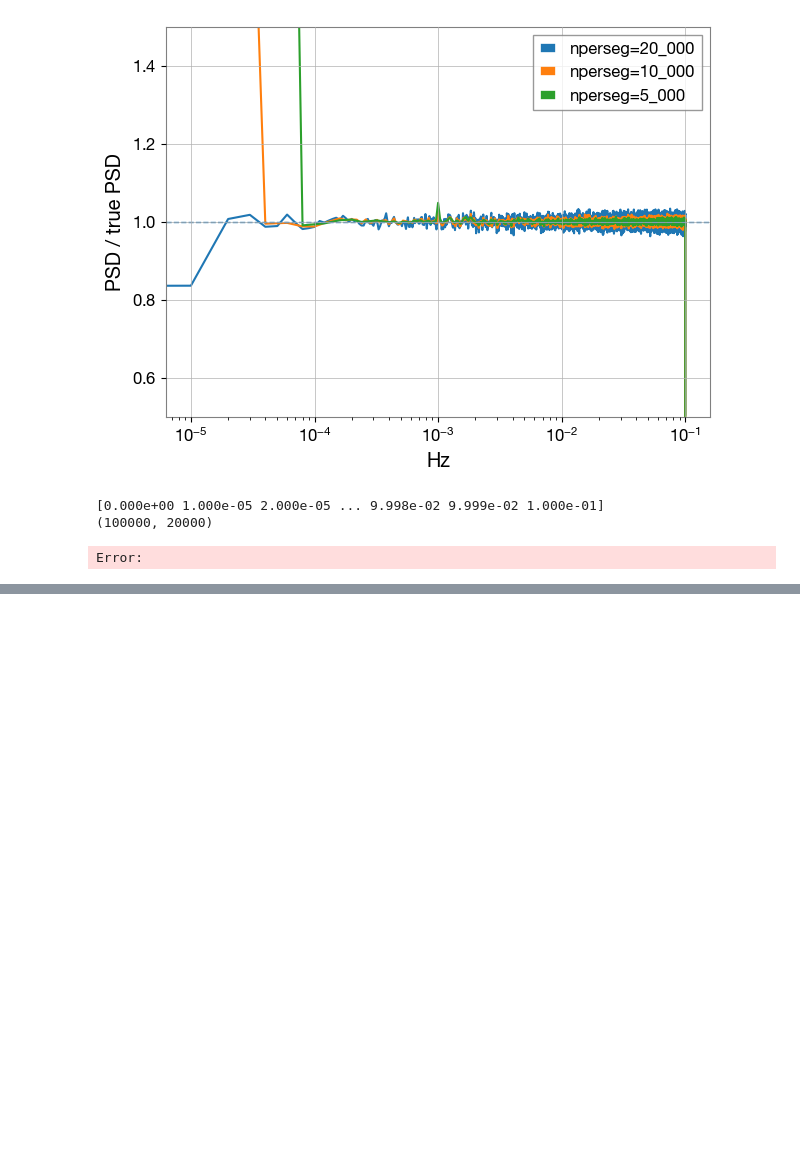
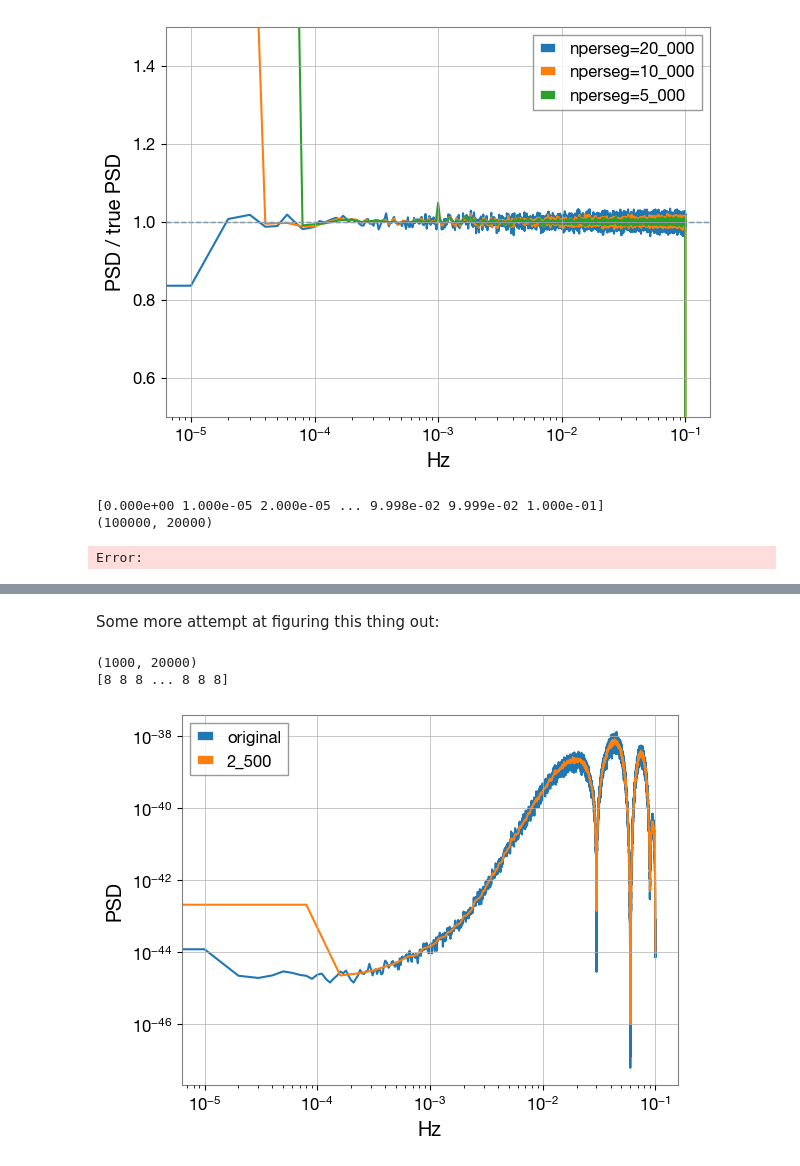
Before and after one commit to AkmDgreat/AkshatLISA, a Jupyter notebook: AkshatLISA/analysis_notebooks/freqResBias.ipynb, the cells around one changed output, grey strips where cells are left out. Saved outputs shown, nothing was run; the diff lists cells and outputs as text; code cells hidden in the pictures; blank space fills up the shorter version.

```diff
--- a/AkshatLISA/analysis_notebooks/freqResBias.ipynb
+++ b/AkshatLISA/analysis_notebooks/freqResBias.ipynb
@@ -853,0 +865,47 @@ plt.xlabel('Hz'); plt.ylabel('PSD / true PSD'); plt.legend(); plt.tight_layout()
+# %% [markdown]
+Some more attempt at figuring this thing out:
+# %%
+tdi_path = getTdiPath('vsmall_glitch_long_tdi.h5')
+data_orig, fs, t = readTdi(tdi_path)
+
+nperseg = 20000
+noverlap = 0
+
+f_true, psd_true, _, nseg = wosa(
+        x=data_orig,
+        fs=fs,
+        nperseg=nperseg
+)
+
+# psd1
+time_noises = n_time_noise_from_psd(psd_true, fs, nperseg, n=1000)
+print(time_noises.shape)
+f_1, n_psds, _ = n_noise_psds(time_noises, fs, nperseg=20_000, noverlap=noverlap)
+psd_1 = n_psds.mean(axis=0)
+
+# psd2
+time_noises = n_time_noise_from_psd(psd_true, fs, nperseg, n=1000)
+f_2, n_psds, _ = n_noise_psds(time_noises, fs, nperseg=10_000, noverlap=noverlap)
+psd_2 = n_psds.mean(axis=0)
+
+# psd3
+time_noises = n_time_noise_from_psd(psd_true, fs, nperseg, n=1000)
+f_3, n_psds, nseg = n_noise_psds(time_noises, fs, nperseg=5_000, noverlap=noverlap)
+psd_3 = n_psds.mean(axis=0)
+
+# psd3
+time_noises = n_time_noise_from_psd(psd_true, fs, nperseg, n=1000)
+f_4, n_psds, nseg = n_noise_psds(time_noises, fs, nperseg=2_500, noverlap=noverlap)
+print(nseg)
+psd_4 = n_psds.mean(axis=0)
+
+plt.loglog(f, psd_true, label='original')
+# plt.loglog(f_1, psd_1, label='20_000')
+# plt.loglog(f_2, psd_2, label='10_000')
+# plt.loglog(f_3, psd_3, label='5_000')
+plt.loglog(f_4, psd_4, label='2_500')
+plt.legend(); plt.xlabel('Hz'); plt.ylabel('PSD'); plt.show()
+# %% [output]
+(1000, 20000)
+[8 8 8 ... 8 8 8]
+[figure, added]
```
Also changed, not shown: parts of 4 cells of this notebook, 14 other files.
